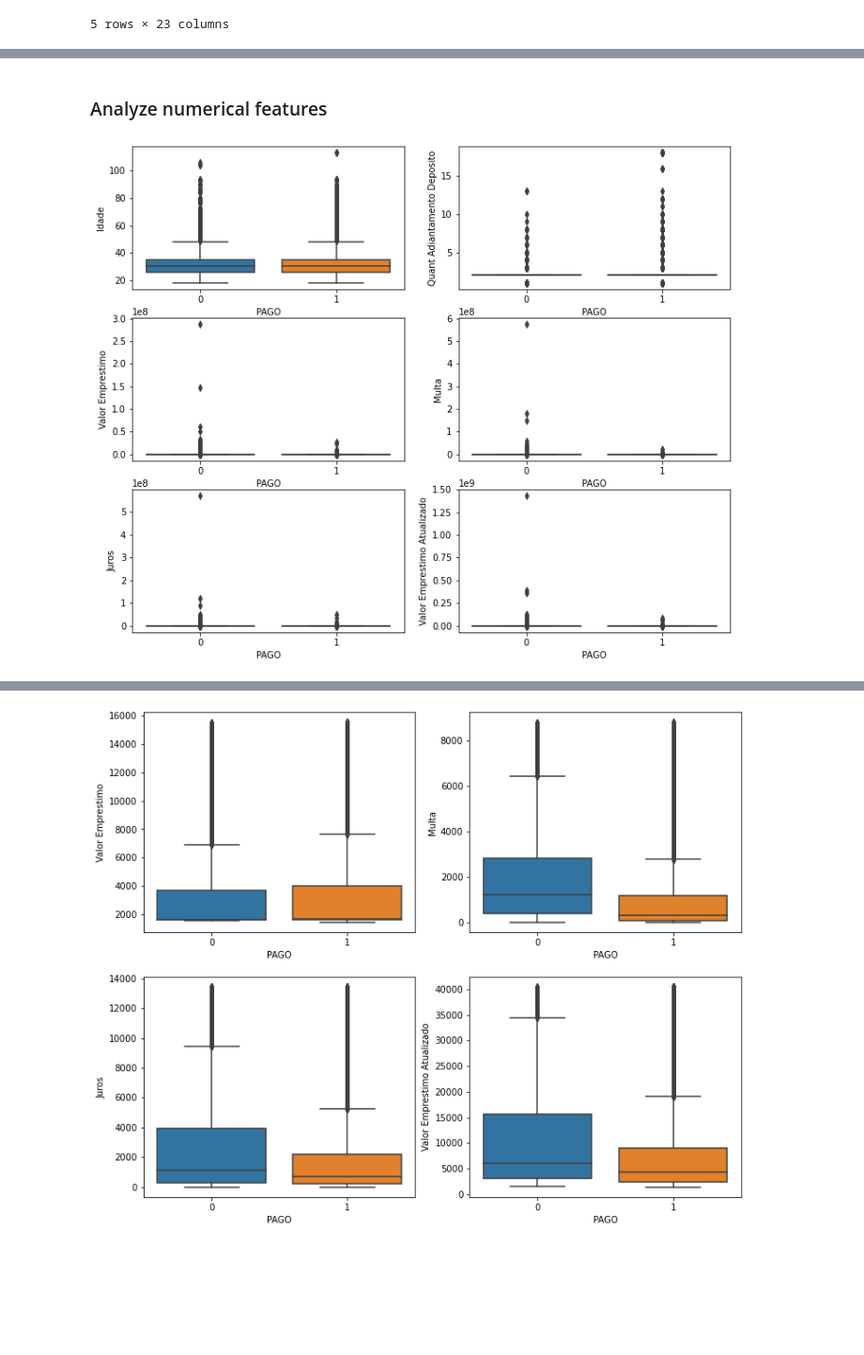
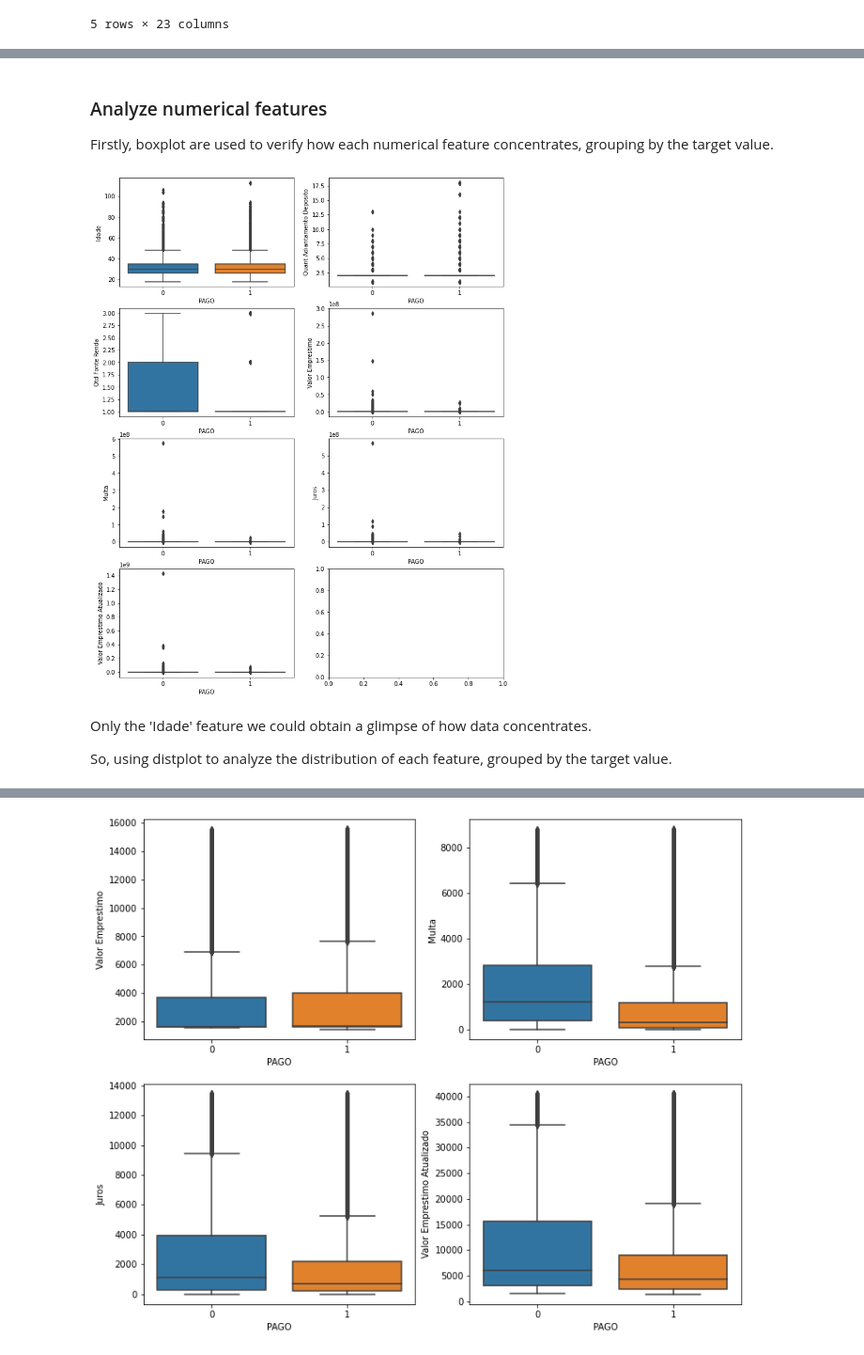
Before and after one commit to rrbarioni/credit-risk-analysis, a Jupyter notebook: src/credit_risk_analysis.ipynb, the cells around one changed output, grey strips where cells are left out. Shown at 94% size. Cells and saved outputs as stored; diff of their text form; code cells hidden in the pictures; blank space fills up the shorter version.

Commit message:
'Qtd Fonte Renda' is numerical feature

```diff
--- a/src/credit_risk_analysis.ipynb
+++ b/src/credit_risk_analysis.ipynb
@@ -133,3 +178,5 @@ dtype: float64
 # %%
-above_percentage_nan_features = [col for col in df.columns if df[col].isnull().mean() >= 0.8]
-df = df.drop(columns=above_percentage_nan_features, errors='ignore')
+missing_threshold = 0.8
+
+high_prop_missing_features = [col for col in df.columns if df[col].isnull().mean() >= missing_threshold]
+df = df.drop(columns=high_prop_missing_features, errors='ignore')
@@ -166,21 +205,27 @@ Name: PAGO, dtype: float64
 # %%
-cat = ['Escolaridade', 'Dependentes', 'Estado Civil', 'Conta Poupanca', 'Conta Salario', 'Qtd Fonte Renda',
+cat = ['Escolaridade', 'Dependentes', 'Estado Civil', 'Conta Poupanca', 'Conta Salario',
     'Cheque Sem Fundo', 'Conta Conjunta', 'Genero', 'Estado']
-num = ['Idade', 'Quant Adiantamento Deposito', 'Valor Emprestimo', 'Multa', 'Juros',
+num = ['Idade', 'Quant Adiantamento Deposito', 'Qtd Fonte Renda', 'Valor Emprestimo', 'Multa', 'Juros',
     'Valor Emprestimo Atualizado']
-# %% [markdown]
-### Analyze numerical features
+# %% [markdown]
+### Analyze numerical features
+
+Firstly, boxplot are used to verify how each numerical feature concentrates, grouping by the target value.
 # %%
 ncols = 2
-nrows = 3
-fig, ax = plt.subplots(ncols=ncols, nrows=nrows, figsize=(12,10))
+nrows = 4
+fig, ax = plt.subplots(ncols=ncols, nrows=nrows, figsize=(12,16))
 
 for i, col in enumerate(num):
     c = i % ncols
     r = i // ncols
 
     sns.boxplot(x=target, y=col, data=df, ax=ax[r][c])
 # %% [output]
-[figure, old version]
+[figure, new version]
+# %% [markdown]
+Only the 'Idade' feature we could obtain a glimpse of how data concentrates.
+
+So, using distplot to analyze the distribution of each feature, grouped by the target value.
 # %%
 ncols = 2
```
Also changed, not shown: parts of 36 cells of this notebook.
